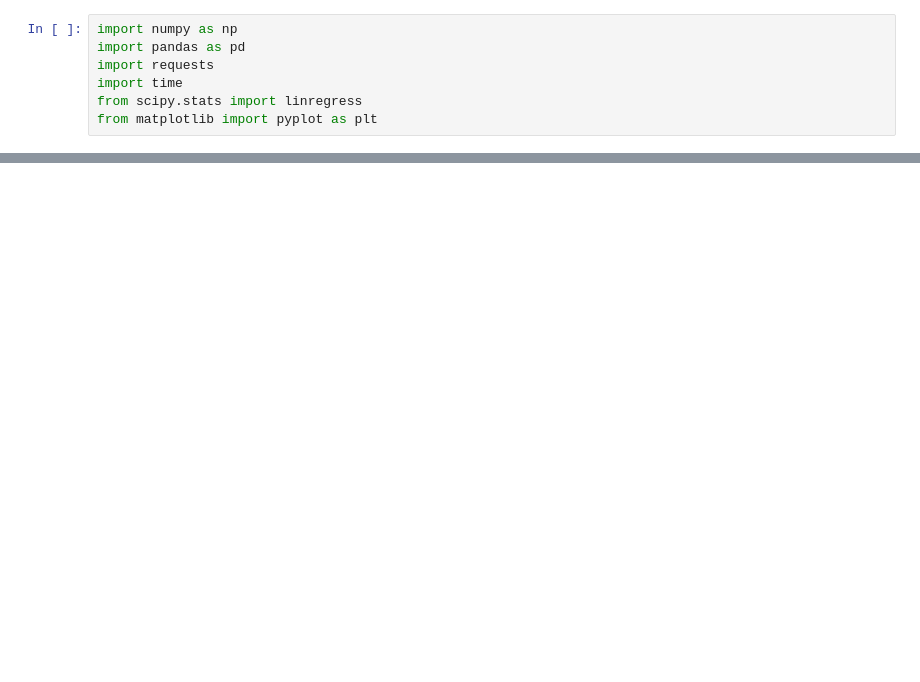
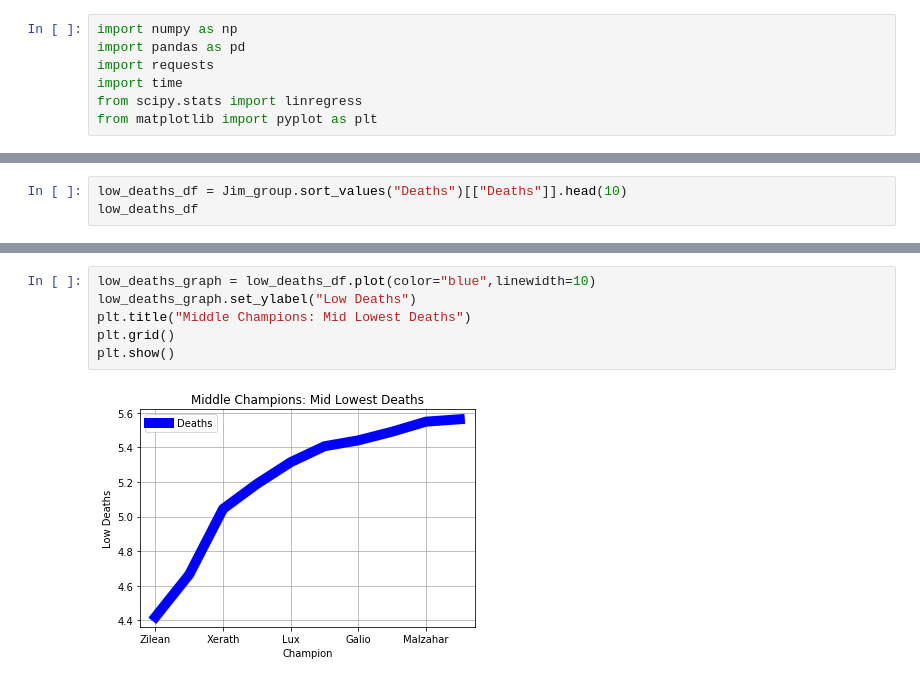
Before and after one commit to CodeReber/lol_champions, a Jupyter notebook: Jim.ipynb, the cells around one changed output, grey strips where cells are left out. Saved outputs shown, nothing was run; the diff lists cells and outputs as text; blank space fills up the shorter version.

```diff
--- a/Jim.ipynb
+++ b/Jim.ipynb
@@ -58,0 +88,3 @@ battle_data.plot(kind="bar", facecolor="red")
+# %%
+low_deaths_df = Jim_group.sort_values("Deaths")[["Deaths"]].head(10)
+low_deaths_df
@@ -58,0 +104,8 @@ battle_data.plot(kind="bar", facecolor="red")
+# %%
+low_deaths_graph = low_deaths_df.plot(color="blue",linewidth=10)
+low_deaths_graph.set_ylabel("Low Deaths")
+plt.title("Middle Champions: Mid Lowest Deaths")
+plt.grid()
+plt.show()
+# %% [output]
+[figure, added]
```
Also changed, not shown: parts of 17 cells of this notebook, 2 other files.
